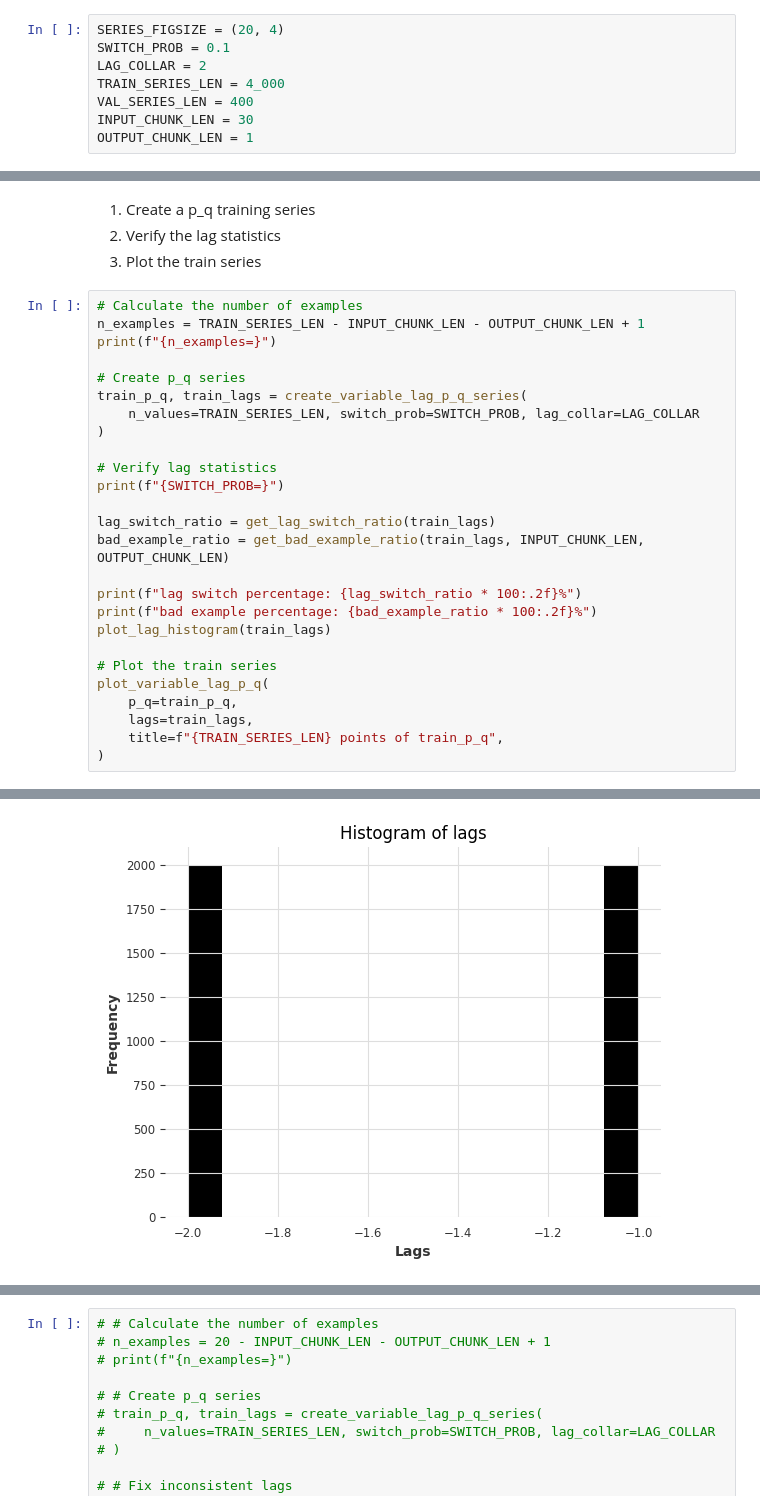
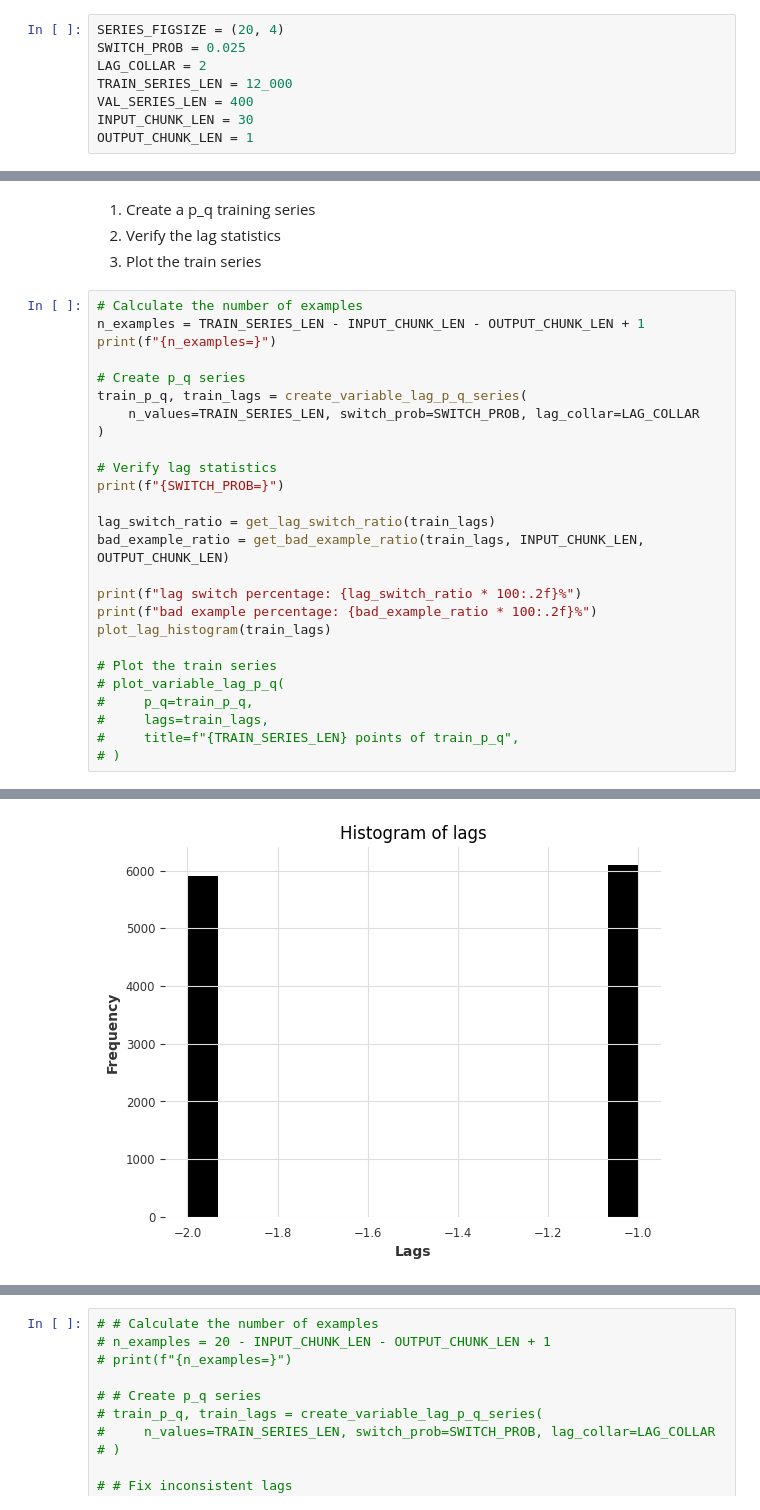
Before and after one commit to dshulman/darts, a Jupyter notebook: examples/104.ipynb, the cells around one changed output, grey strips where cells are left out. Saved outputs shown, nothing was run; the diff lists cells and outputs as text.

```diff
--- a/examples/104.ipynb
+++ b/examples/104.ipynb
@@ -61,9 +63,9 @@ warnings.filterwarnings("ignore")
 Project parameters
 # %%
 SERIES_FIGSIZE = (20, 4)
-SWITCH_PROB = 0.1
+SWITCH_PROB = 0.025
 LAG_COLLAR = 2
-TRAIN_SERIES_LEN = 4_000
+TRAIN_SERIES_LEN = 12_000
 VAL_SERIES_LEN = 400
 INPUT_CHUNK_LEN = 30
 OUTPUT_CHUNK_LEN = 1
@@ -428,9 +430,9 @@ print(f"bad example percentage: {bad_example_ratio * 100:.2f}%")
 plot_lag_histogram(train_lags)
 
 # Plot the train series
-plot_variable_lag_p_q(
-    p_q=train_p_q,
-    lags=train_lags,
-    title=f"{TRAIN_SERIES_LEN} points of train_p_q",
-)
+# plot_variable_lag_p_q(
+#     p_q=train_p_q,
+#     lags=train_lags,
+#     title=f"{TRAIN_SERIES_LEN} points of train_p_q",
+# )
 # %% [output]
@@ -441 +445 @@ bad example percentage: 10.88%
-[figure, old version]
+[figure, new version]
```
Also changed, not shown: parts of 10 cells of this notebook.
